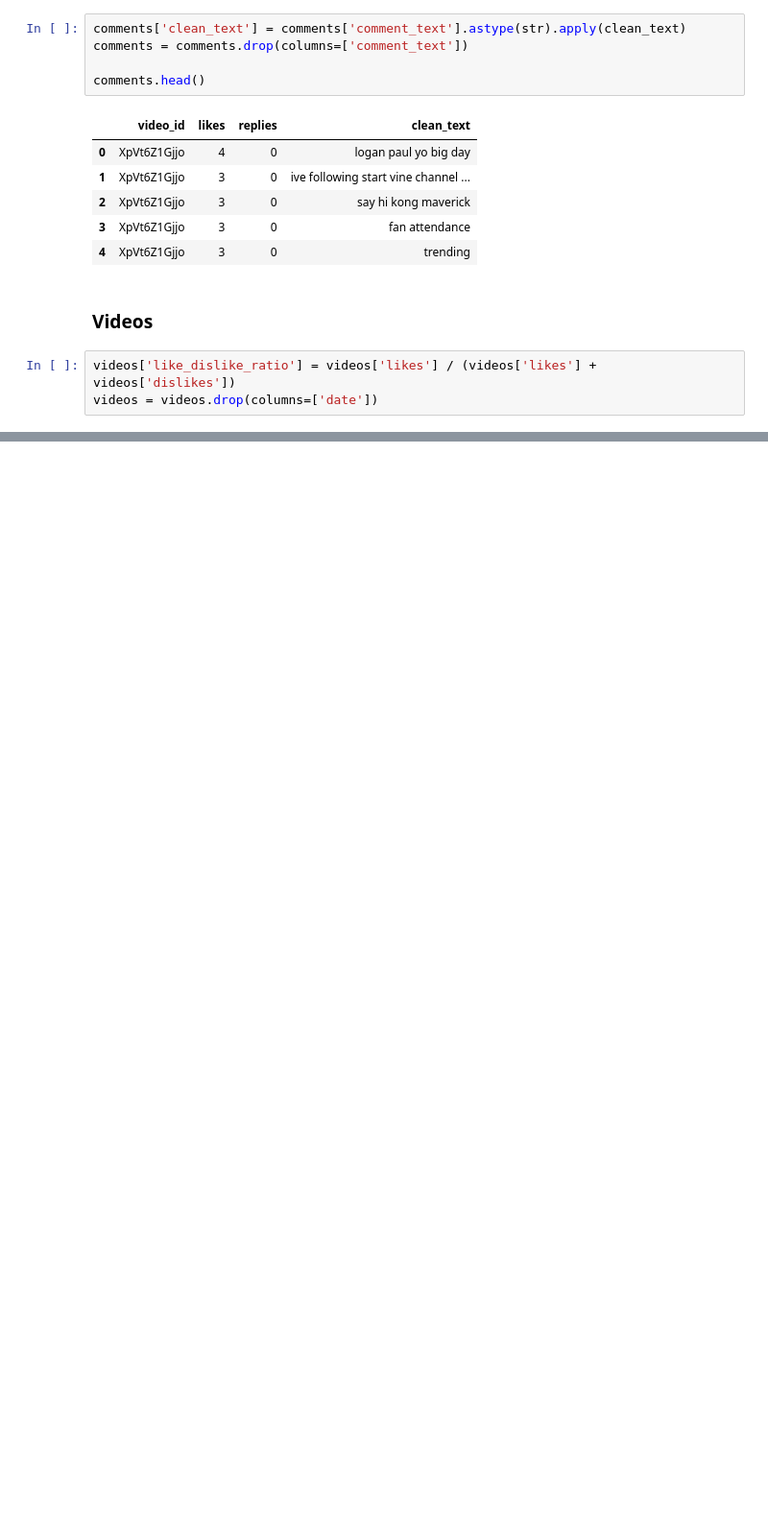
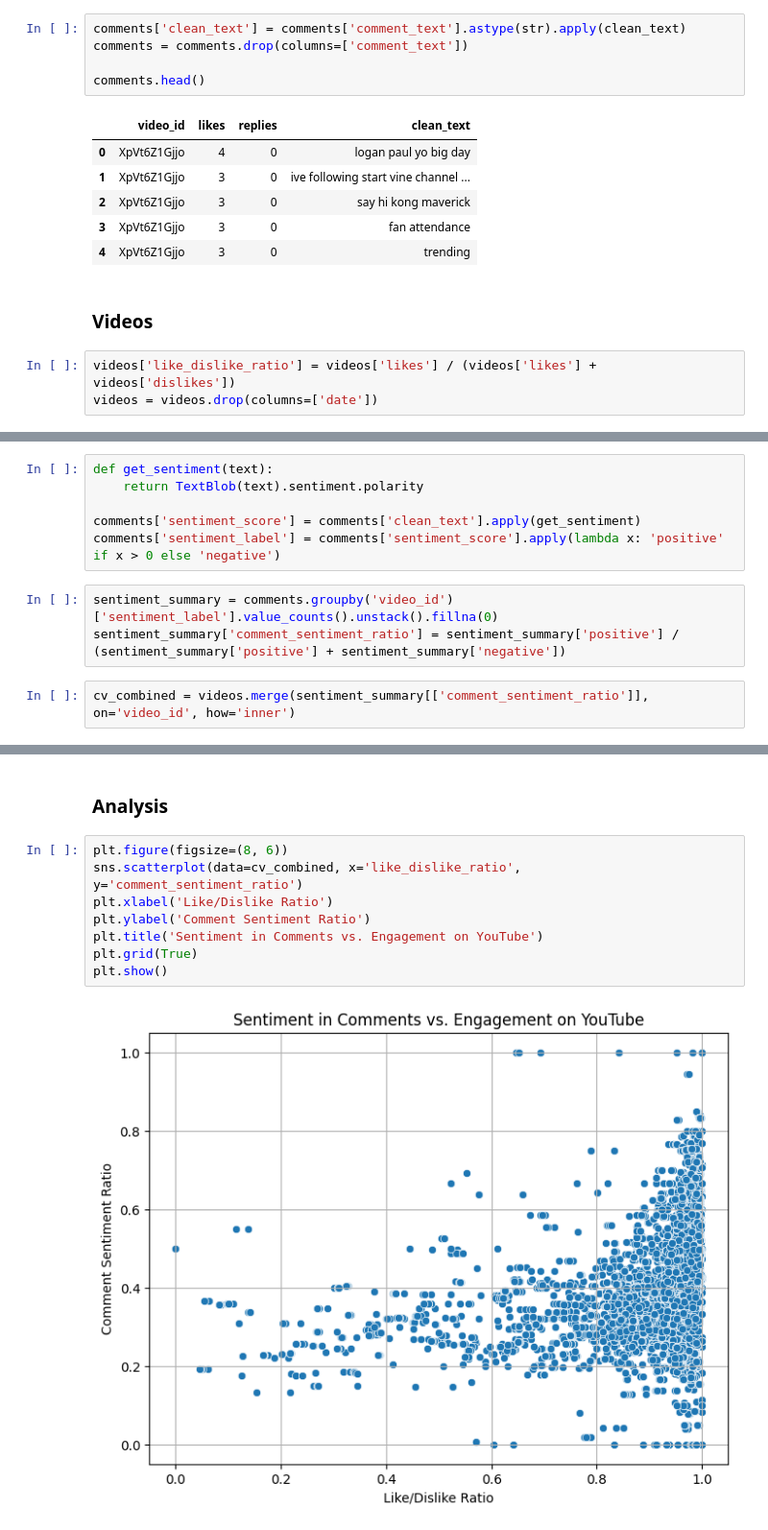
Before and after one commit to betanight/youtube_sentiment_analysis, a Jupyter notebook: notebooks/eda_analysis.ipynb, the cells around one changed output, grey strips where cells are left out. Shown at 96% size. Drawn from its saved outputs; the diff is of its cells as text; blank space fills up the shorter version.

```diff
--- a/notebooks/eda_analysis.ipynb
+++ b/notebooks/eda_analysis.ipynb
@@ -127,0 +130,11 @@ videos.head()
+# %%
+def get_sentiment(text):
+    return TextBlob(text).sentiment.polarity
+
+comments['sentiment_score'] = comments['clean_text'].apply(get_sentiment)
+comments['sentiment_label'] = comments['sentiment_score'].apply(lambda x: 'positive' if x > 0 else 'negative')
+# %%
+sentiment_summary = comments.groupby('video_id')['sentiment_label'].value_counts().unstack().fillna(0)
+sentiment_summary['comment_sentiment_ratio'] = sentiment_summary['positive'] / (sentiment_summary['positive'] + sentiment_summary['negative'])
+# %%
+cv_combined = videos.merge(sentiment_summary[['comment_sentiment_ratio']], on='video_id', how='inner')
@@ -127,0 +150,12 @@ videos.head()
+# %% [markdown]
+### Analysis
+# %%
+plt.figure(figsize=(8, 6))
+sns.scatterplot(data=cv_combined, x='like_dislike_ratio', y='comment_sentiment_ratio')
+plt.xlabel('Like/Dislike Ratio')
+plt.ylabel('Comment Sentiment Ratio')
+plt.title('Sentiment in Comments vs. Engagement on YouTube')
+plt.grid(True)
+plt.show()
+# %% [output]
+[figure, added]
```
Also changed, not shown: parts of 5 cells of this notebook.
